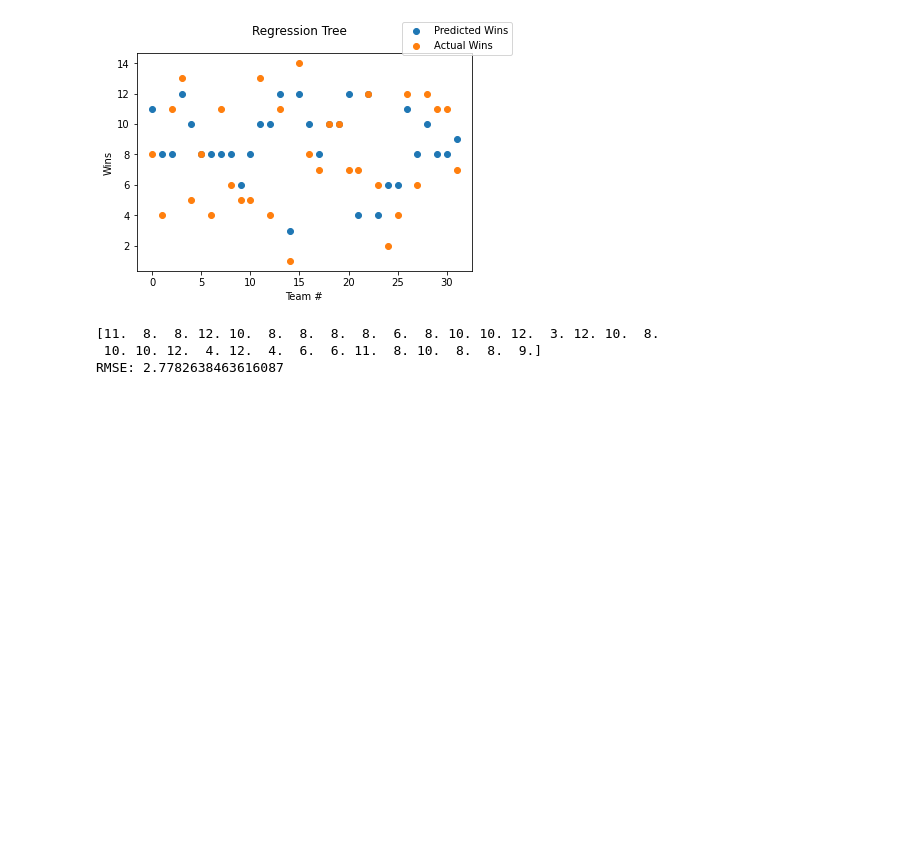
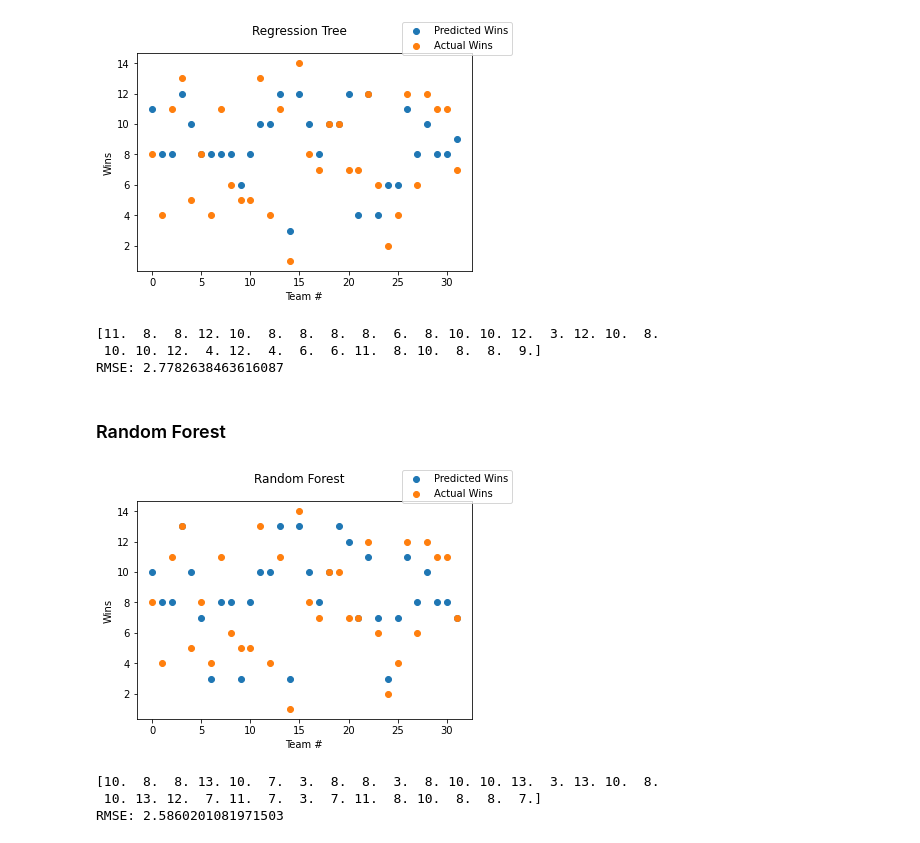
Before and after one commit to JuneyBoy/Football-SL-Project, a Jupyter notebook: Football_Predictions.ipynb, the cells around one changed output. Saved outputs shown, nothing was run; the diff lists cells and outputs as text; code cells hidden in the pictures; blank space fills up the shorter version.

Commit message:
start random forest, bootstrap dataset

```diff
--- a/Football_Predictions.ipynb
+++ b/Football_Predictions.ipynb
@@ -445,3 +445,60 @@ print_rmse(predicted_wins, actual_wins)
 [11.  8.  8. 12. 10.  8.  8.  8.  8.  6.  8. 10. 10. 12.  3. 12. 10.  8.
  10. 10. 12.  4. 12.  4.  6.  6. 11.  8. 10.  8.  8.  9.]
 RMSE: 2.7782638463616087
+# %% [markdown]
+### Random Forest
+# %%
+import numpy as np
+
+
+def create_bootstrapped_dataset(og_dataset):
+    bs_dataset = []
+    num_values = len(og_dataset)
+    for i in range(num_values):
+        rand_idx = np.random.randint(low=0, high=num_values - 1)
+        bs_dataset.append(og_dataset[rand_idx])
+    return bs_dataset
+
+
+def grow_forest(observations, num_trees=100):
+    forest = []
+    for i in range(num_trees):
+        root = grow_tree(TreeNode(), observations)
+        forest.append(root)
+    return forest
+
+
+def get_predictions_from_forest(forest, observations):
+    tree_predictions = []
+    for root in forest:
+        tree_prediction = get_predictions_from_tree(
+            root,
+            observations,
+        )
+        tree_predictions.append(tree_prediction)
+
+    # return mean of all corresponding columns
+    return np.mean(tree_predictions, axis=0)
+
+
+bs_training = create_bootstrapped_dataset(training_examples)
+forest = grow_forest(bs_training, 100)
+
+predicted_wins = np.round(
+    get_predictions_from_forest(
+        forest, [validation_example[:-1] for validation_example in validation_examples]
+    )
+)
+
+actual_wins = [validation_example[-1] for validation_example in validation_examples]
+
+ex_nums = [i for i in range(len(predicted_wins))]
+
+plot_results(ex_nums, predicted_wins, actual_wins, "Random Forest")
+print(predicted_wins)
+print_rmse(predicted_wins, actual_wins)
+# %% [output]
+[figure, added]
+[10.  8.  8. 13. 10.  7.  3.  8.  8.  3.  8. 10. 10. 13.  3. 13. 10.  8.
+ 10. 13. 12.  7. 11.  7.  3.  7. 11.  8. 10.  8.  8.  7.]
+RMSE: 2.5860201081971503
```
Also changed, not shown: parts of 1 cell of this notebook.
